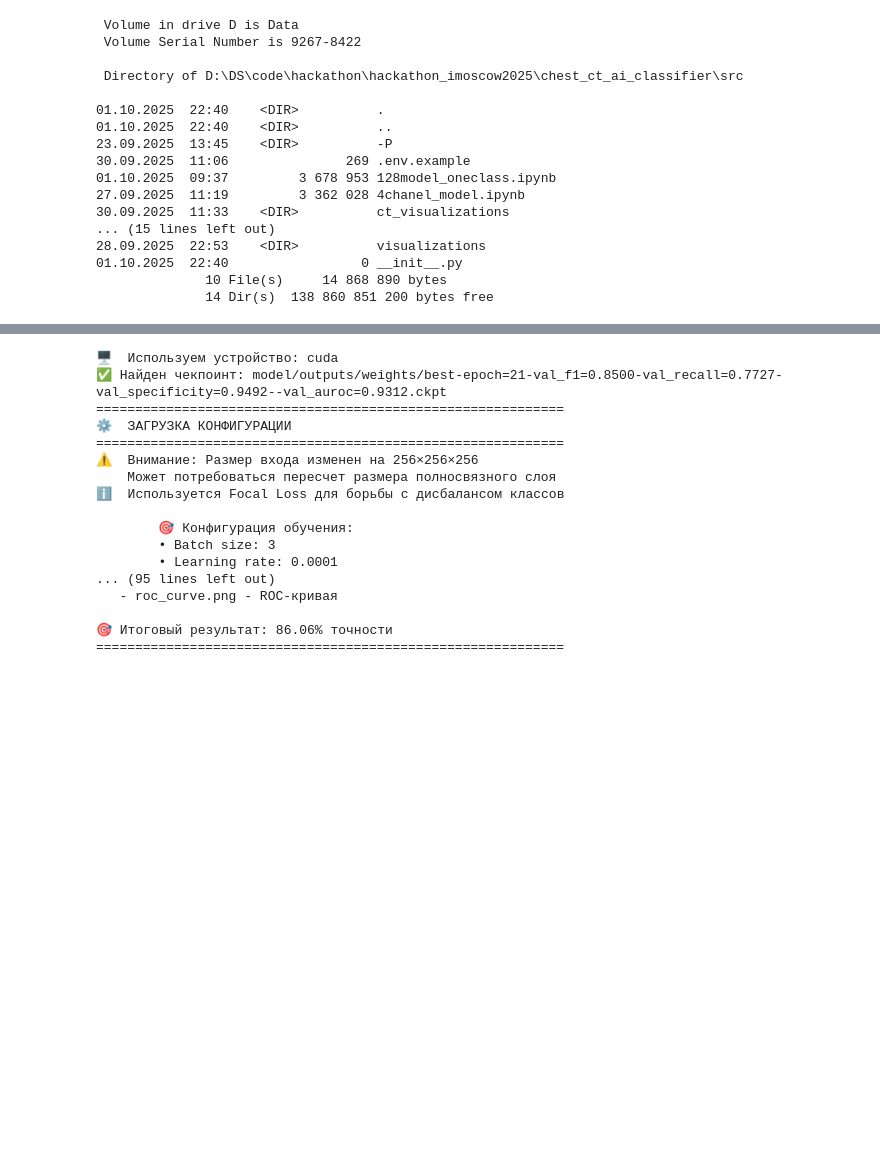
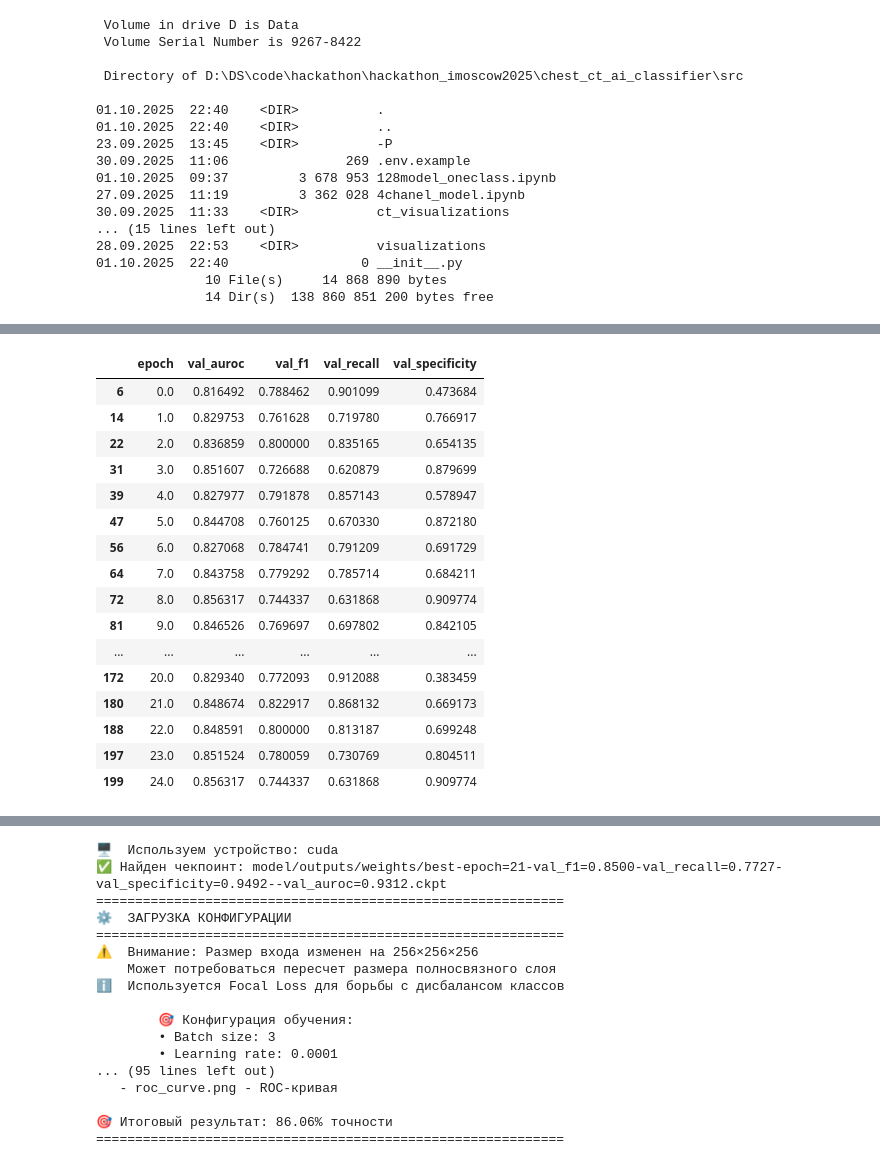
Before and after one commit to Izymka/hackathon_imoscow2025, a Jupyter notebook: chest_ct_ai_classifier/src/pipeline.ipynb, the cells around one changed output, grey strips where cells are left out. Saved outputs shown, nothing was run; the diff lists cells and outputs as text; code cells hidden in the pictures; blank space fills up the shorter version.

```diff
--- a/chest_ct_ai_classifier/src/pipeline.ipynb
+++ b/chest_ct_ai_classifier/src/pipeline.ipynb
@@ -296,0 +299,5 @@ for i, res in enumerate(batch_results):
+# %%
+m1 = pd.read_csv("/Users/irinamistulova/Downloads/metrics_fold_1.csv")
+m2 = pd.read_csv("/Users/irinamistulova/Downloads/metrics_fold_2.csv")
+
+m1.head()
@@ -296,0 +311,27 @@ for i, res in enumerate(batch_results):
+# %%
+columns = ['epoch', 'val_auroc',	'val_f1',	'val_recall',	'val_specificity']
+m1 = m1[columns]
+m2 = m2[columns]
+# %%
+m1=m1.dropna()
+m2 = m2.dropna()
+# %%
+m1
+# %% [output]
+|  | epoch | val_auroc | val_f1 | val_recall | val_specificity |
+| 6 | 0.0 | 0.816492 | 0.788462 | 0.901099 | 0.473684 |
+| 14 | 1.0 | 0.829753 | 0.761628 | 0.719780 | 0.766917 |
+| 22 | 2.0 | 0.836859 | 0.800000 | 0.835165 | 0.654135 |
+| 31 | 3.0 | 0.851607 | 0.726688 | 0.620879 | 0.879699 |
+| 39 | 4.0 | 0.827977 | 0.791878 | 0.857143 | 0.578947 |
+| 47 | 5.0 | 0.844708 | 0.760125 | 0.670330 | 0.872180 |
+| 56 | 6.0 | 0.827068 | 0.784741 | 0.791209 | 0.691729 |
+| 64 | 7.0 | 0.843758 | 0.779292 | 0.785714 | 0.684211 |
+| 72 | 8.0 | 0.856317 | 0.744337 | 0.631868 | 0.909774 |
+| 81 | 9.0 | 0.846526 | 0.769697 | 0.697802 | 0.842105 |
+| ... | ... | ... | ... | ... | ... |
+| 172 | 20.0 | 0.829340 | 0.772093 | 0.912088 | 0.383459 |
+| 180 | 21.0 | 0.848674 | 0.822917 | 0.868132 | 0.669173 |
+| 188 | 22.0 | 0.848591 | 0.800000 | 0.813187 | 0.699248 |
+| 197 | 23.0 | 0.851524 | 0.780059 | 0.730769 | 0.804511 |
+| 199 | 24.0 | 0.856317 | 0.744337 | 0.631868 | 0.909774 |
```
Also changed, not shown: parts of 11 cells of this notebook.
